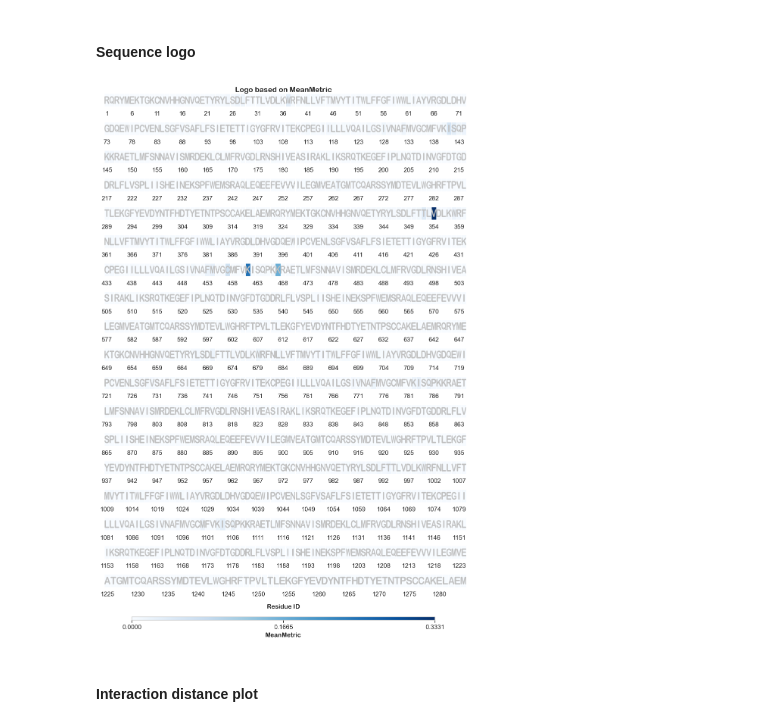
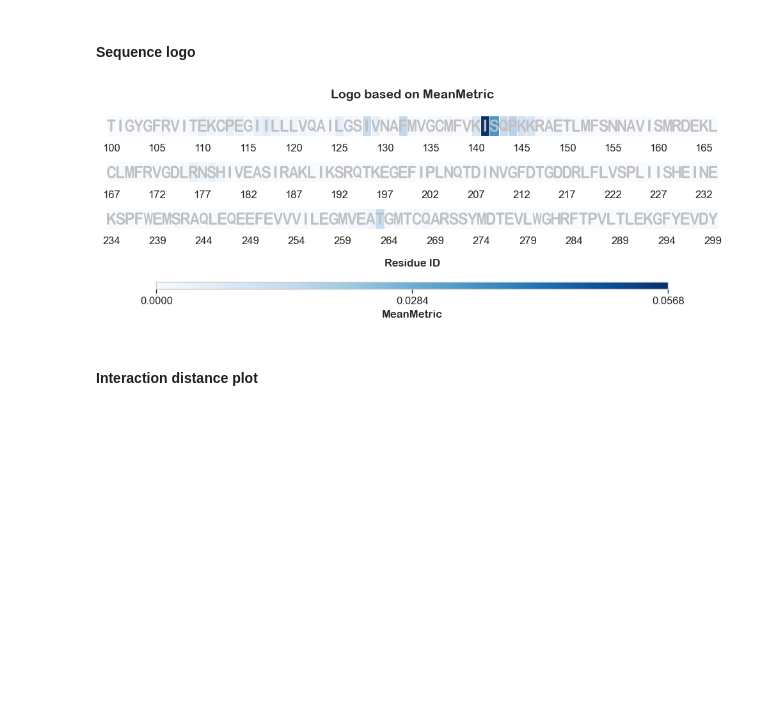
Before and after one commit to ProLint/prolint2, a Jupyter notebook: docs/notebooks/06_Generating_Plots.ipynb, the cells around one changed output. Drawn from its saved outputs; the diff is of its cells as text; code cells hidden in the pictures; blank space fills up the shorter version.

```diff
--- a/docs/notebooks/06_Generating_Plots.ipynb
+++ b/docs/notebooks/06_Generating_Plots.ipynb
@@ -71,10 +70,10 @@ DG.generate_script(DurationGantt, 'contact_durations_gantt_plot.py')
 # %%
 from prolint2.plotting import LogoResidues
 
 LR = LogoResidues(u, mean_contacts)
-LR.create_plot(lipid_type='POPS', metric_name='MeanMetric')
+LR.create_plot(lipid_type='POPS', metric_name='MeanMetric', res_ids=range(100, 300))
 # %% [output]
-[figure, old version]
+[figure, new version]
 # %%
 LR.generate_script(LogoResidues, 'metric_by_residue_logo_plot.py')
 # %% [markdown]
```
Also changed, not shown: parts of 2 cells of this notebook, 2 other files.
